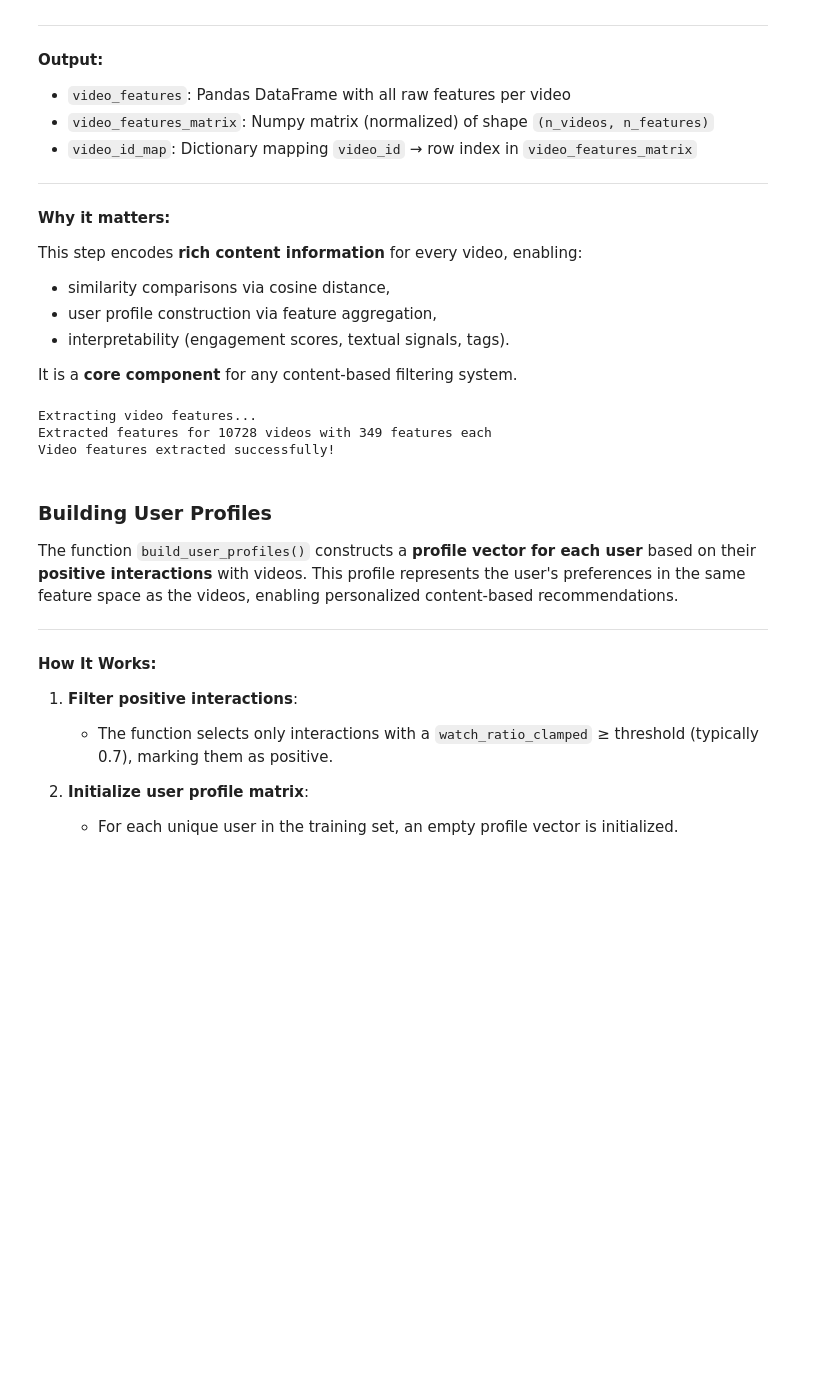
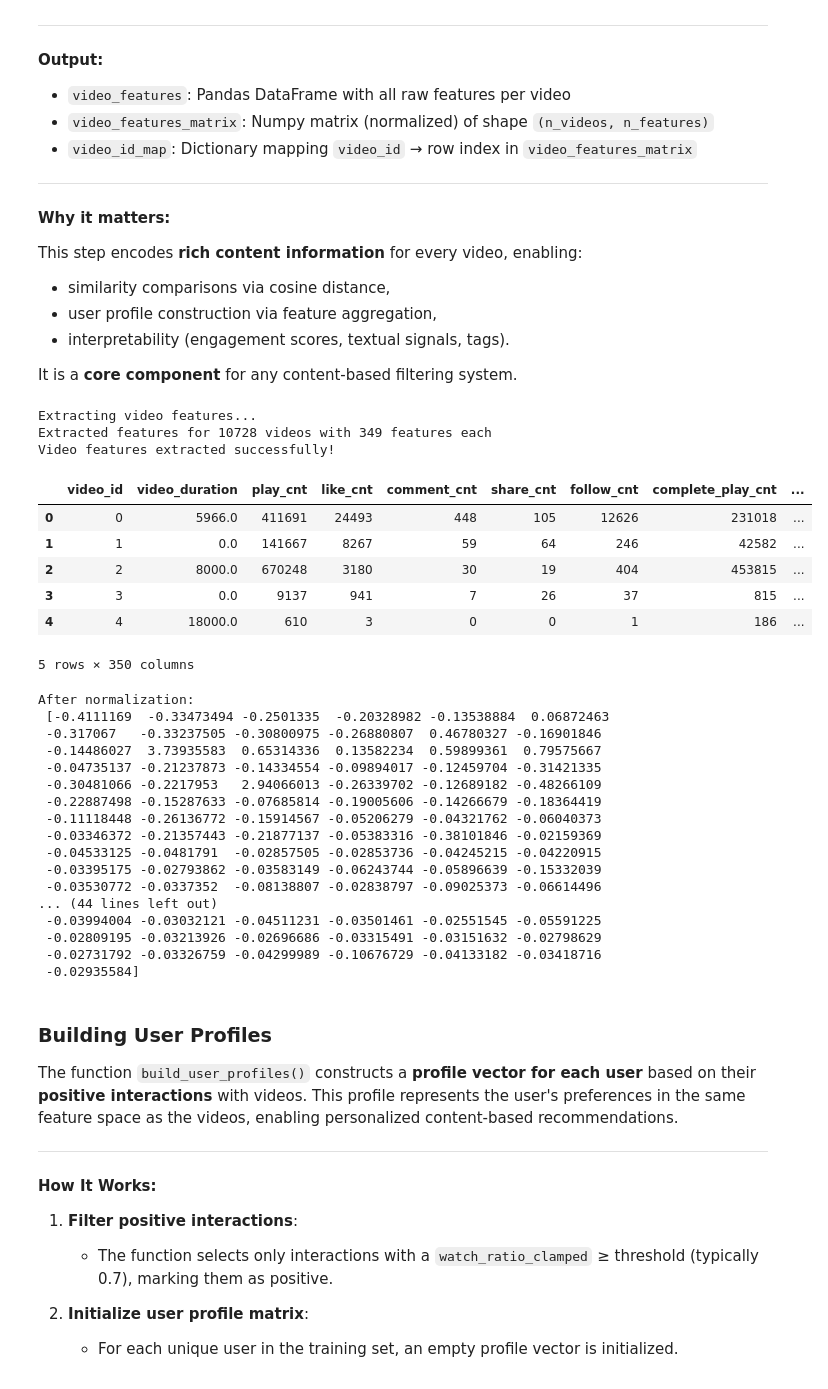
Before and after one commit to flaviengeoffray/KuaiShou-Video-Recommendation-Systems, a Jupyter notebook: solution.ipynb, the cells around one changed output. Cells and saved outputs as stored; diff of their text form; code cells hidden in the pictures; blank space fills up the shorter version.

```diff
--- a/solution.ipynb
+++ b/solution.ipynb
@@ -99,14 +99,15 @@ item_daily_features = pd.read_csv(os.path.join(DATA_PATH, "item_daily_features.c
 # %%
 # Show differences before and after dropna and drop_duplicates
 
-def show_diff(df, name):
+def preprocess(df, name):
     before = df.shape[0]
     after = df.dropna().drop_duplicates().shape[0]
     print(f"{name}: {before} rows -> {after} rows ({before - after} removed)")
+    return df
 
-show_diff(interactions_train, "interactions_train")
-show_diff(interactions_test, "interactions_test")
-show_diff(item_categories, "item_categories")
-show_diff(item_daily_features, "item_daily_features")
-show_diff(kuairec_caption, "kuairec_caption")
+interactions_train = preprocess(interactions_train, "interactions_train")
+interactions_test = preprocess(interactions_test, "interactions_test")
+item_categories = preprocess(item_categories, "item_categories")
+item_daily_features = preprocess(item_daily_features, "item_daily_features")
+kuairec_caption = preprocess(kuairec_caption, "kuairec_caption")
 # %% [output]
@@ -276,34 +281,58 @@ def extract_video_features():
     ).reset_index().rename(columns={'index': 'video_id'})
 
     # 4. Merge all features
     video_features = video_metrics.merge(category_features, on='video_id', how='left')
     video_features = video_features.merge(tfidf_features_df, on='video_id', how='left')
 
     video_features = video_features.fillna(0)
 
     # Create a mapping from video_id to index for quick lookup
     video_id_map = {video_id: idx for idx, video_id in enumerate(video_features['video_id'])}
 
     feature_matrix = video_features.drop('video_id', axis=1)
 
     # Normalize features
     scaler = StandardScaler()
     normalized_features = scaler.fit_transform(feature_matrix)
 
     video_features_matrix = normalized_features
 
     print(f"Extracted features for {len(video_features)} videos with {video_features_matrix.shape[1]} features each")
 
     return video_features, video_features_matrix, video_id_map
 
 video_features, video_features_matrix, video_id_map = extract_video_features()
 print("Video features extracted successfully!")
-display(video_features)
 display(video_features.head())
+print("After normalization:\n", video_features_matrix[0])
 # %% [output]
 Extracting video features...
 Extracted features for 10728 videos with 349 features each
 Video features extracted successfully!
+|  | video_id | video_duration | play_cnt | like_cnt | comment_cnt | share_cnt | follow_cnt | complete_play_cnt | ... |
+| 0 | 0 | 5966.0 | 411691 | 24493 | 448 | 105 | 12626 | 231018 | ... |
+| 1 | 1 | 0.0 | 141667 | 8267 | 59 | 64 | 246 | 42582 | ... |
+| 2 | 2 | 8000.0 | 670248 | 3180 | 30 | 19 | 404 | 453815 | ... |
+| 3 | 3 | 0.0 | 9137 | 941 | 7 | 26 | 37 | 815 | ... |
+| 4 | 4 | 18000.0 | 610 | 3 | 0 | 0 | 1 | 186 | ... |
+5 rows × 350 columns
+After normalization:
+ [-0.4111169  -0.33473494 -0.2501335  -0.20328982 -0.13538884  0.06872463
+ -0.317067   -0.33237505 -0.30800975 -0.26880807  0.46780327 -0.16901846
+ -0.14486027  3.73935583  0.65314336  0.13582234  0.59899361  0.79575667
+ -0.04735137 -0.21237873 -0.14334554 -0.09894017 -0.12459704 -0.31421335
+ -0.30481066 -0.2217953   2.94066013 -0.26339702 -0.12689182 -0.48266109
+ -0.22887498 -0.15287633 -0.07685814 -0.19005606 -0.14266679 -0.18364419
+ -0.11118448 -0.26136772 -0.15914567 -0.05206279 -0.04321762 -0.06040373
+ -0.03346372 -0.21357443 -0.21877137 -0.05383316 -0.38101846 -0.02159369
+ -0.04533125 -0.0481791  -0.02857505 -0.02853736 -0.04245215 -0.04220915
+ -0.03395175 -0.02793862 -0.03583149 -0.06243744 -0.05896639 -0.15332039
+ -0.03530772 -0.0337352  -0.08138807 -0.02838797 -0.09025373 -0.06614496
+... (44 lines left out)
+ -0.03994004 -0.03032121 -0.04511231 -0.03501461 -0.02551545 -0.05591225
+ -0.02809195 -0.03213926 -0.02696686 -0.03315491 -0.03151632 -0.02798629
+ -0.02731792 -0.03326759 -0.04299989 -0.10676729 -0.04133182 -0.03418716
+ -0.02935584]
 # %% [markdown]
 ### Building User Profiles
 
```
Also changed, not shown: parts of 6 cells of this notebook, 4 other files.
